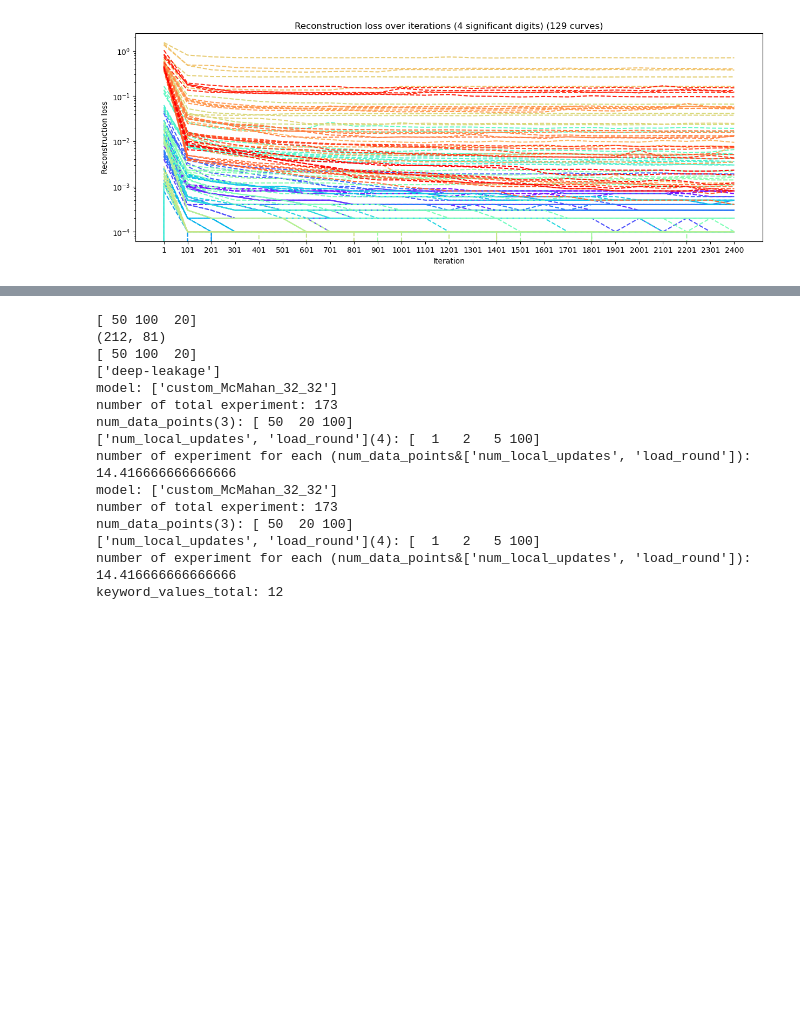
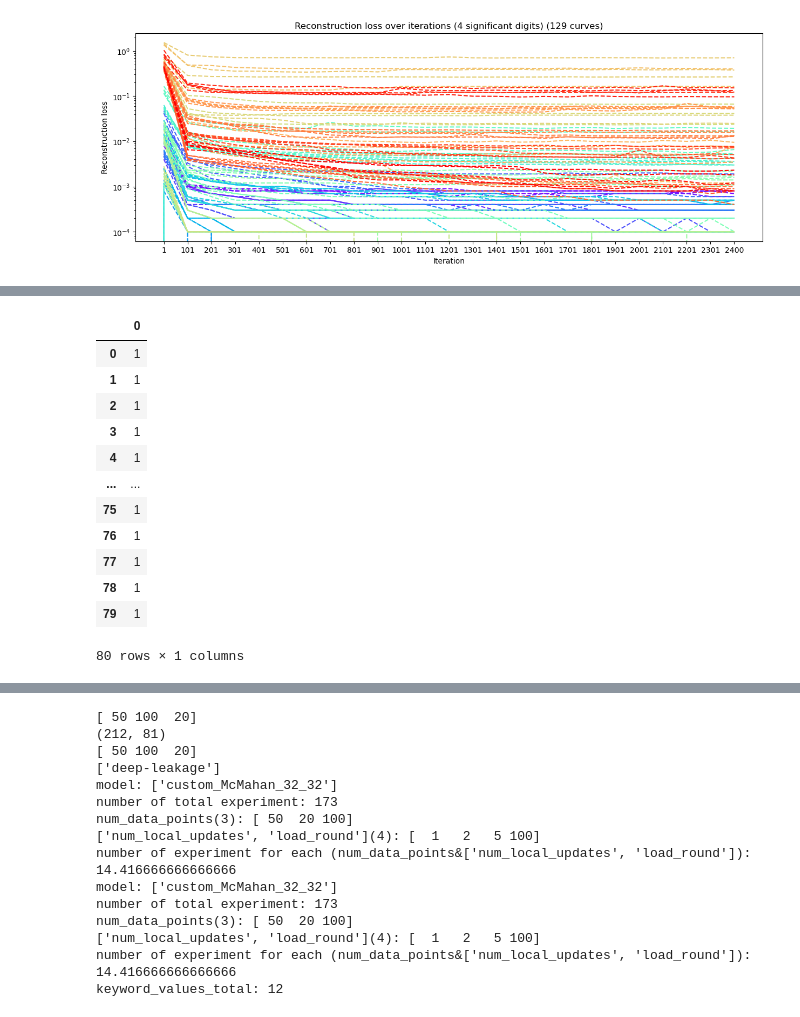
Before and after one commit to PierreJobic/breaching, a Jupyter notebook: analysis_FL.ipynb, the cells around one changed output, grey strips where cells are left out. Drawn from its saved outputs; the diff is of its cells as text; code cells hidden in the pictures; blank space fills up the shorter version.

```diff
--- a/analysis_FL.ipynb
+++ b/analysis_FL.ipynb
@@ -207 +206,17 @@ load_model_path: None
+# %%
+merged_df["folder"].str.extract(r"'paired_num_epochs=(\d+)'")
+# %% [output]
+|  | 0 |
+| 0 | 1 |
+| 1 | 1 |
+| 2 | 1 |
+| 3 | 1 |
+| 4 | 1 |
+| ... | ... |
+| 75 | 1 |
+| 76 | 1 |
+| 77 | 1 |
+| 78 | 1 |
+| 79 | 1 |
+80 rows × 1 columns
 # %%
```
Also changed, not shown: parts of 3 cells of this notebook, 2 other files.
